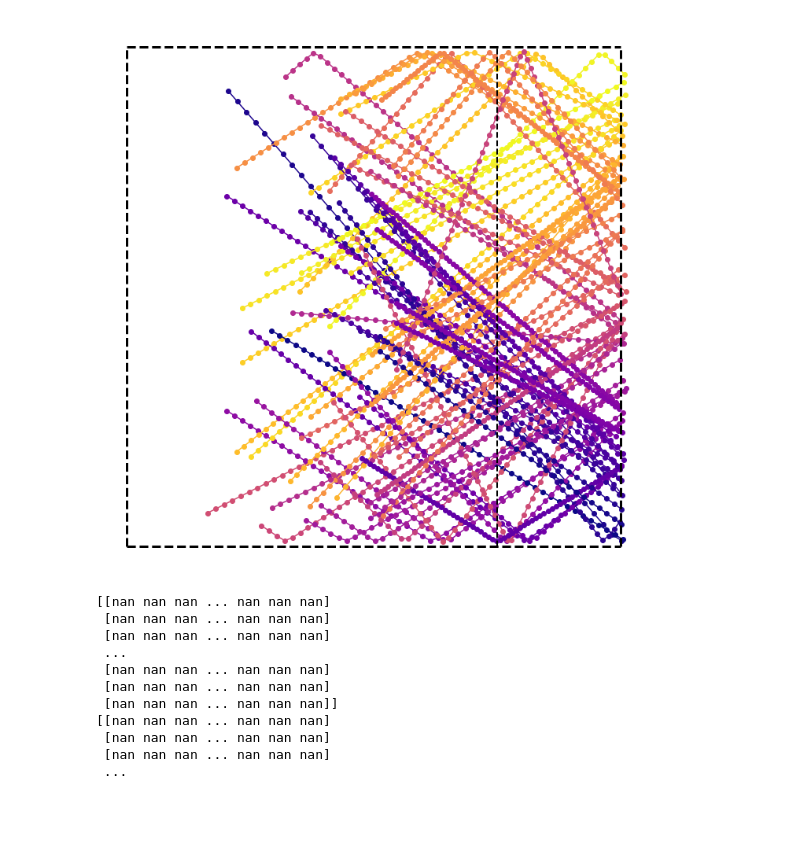
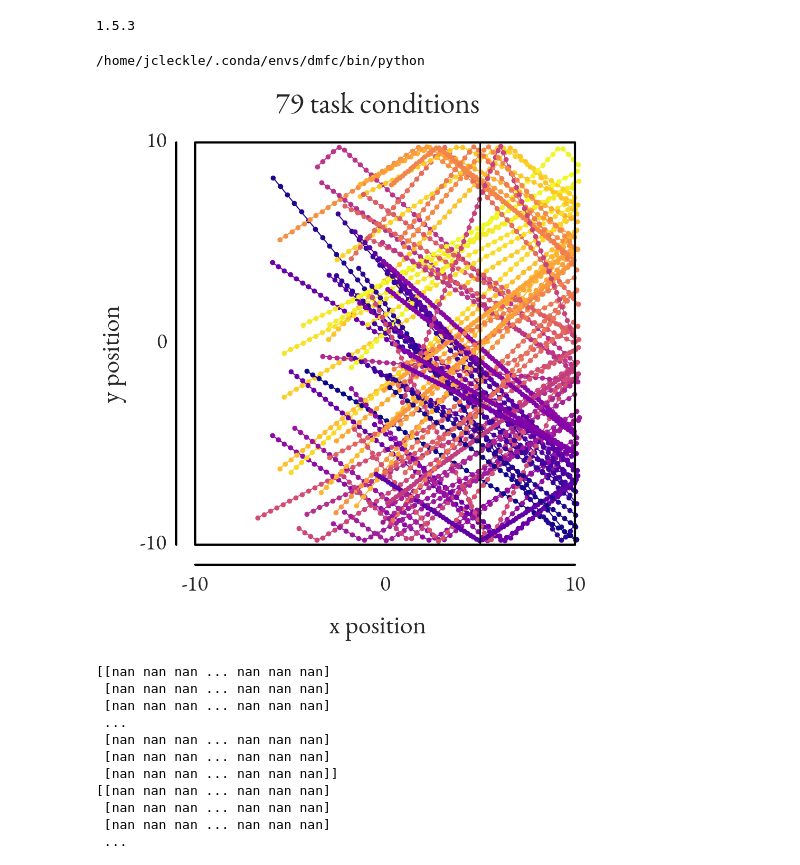
Before and after one commit to Jamyaha/DMFC-decoder-simulation, a Jupyter notebook: code/figure2b.ipynb, the cells around one changed output. Drawn from its saved outputs; the diff is of its cells as text; code cells hidden in the pictures; blank space fills up the shorter version.

```diff
--- a/code/figure2b.ipynb
+++ b/code/figure2b.ipynb
@@ -25,5 +46,16 @@ from scipy.stats import rankdata
+# %%
+import pandas as pd
+print(pd.__version__)
+# %% [output]
+1.5.3
+# %%
+import sys
+print(sys.executable)
+# %% [output]
+/home/jcleckle/.conda/envs/dmfc/bin/python
 # %%
-data = phys_data_utils.load_neural_dataset(timebinsize=50, subject_id='all_hand_dmfc', recompute_augment=True)
+data = data_utils.load_neural_dataset(timebinsize=50,subject_id='all_hand_dmfc',recompute_augment=True)
+
 data_aug = dataset_augment_utils.augment_data_structure(data)
 # %%
 def make_axis_nice(ax, offset=5):
@@ -74,29 +106,54 @@ for colorvar in ['x0', 'y0', 'n_bounce_correct', 'yf',
     cax = midrange(rankdata(data_aug['meta'][colorvar]))
     all_cols[colorvar] = plt.cm.plasma(cax)
 # %%
+font_path = 'EB_Garamond/EBGaramond-VariableFont_wght.ttf'
+eb_garamond = fm.FontProperties(fname=font_path)
+
 xfn, yfn = 'ball_pos_x_TRUE', 'ball_pos_y_TRUE'
 condition = 'occ'
 mask_fn = 'start_end_pad0'
 
 x, y = data_aug['behavioral_responses'][condition][xfn], data_aug['behavioral_responses'][condition][yfn]
 m = data_aug['masks'][condition][mask_fn]
 
 xm = phys_utils.apply_mask(x,m)
 ym = phys_utils.apply_mask(y,m)
 
-f,axes = plt.subplots(1,1,figsize=(10,10))
+f,axes = plt.subplots(1,1,figsize=(9.73,10.69))
+
 for xi in range(xm.shape[0]):
     axes.plot(xm[xi,:], ym[xi,:], '-o', color=all_cols['yf'][xi])
-axes.plot([-10, 10], [10,10], 'k--', lw=3)
-axes.plot([-10, 10], [-10,-10], 'k--', lw=3)
-axes.plot([-10, -10], [-10,10], 'k--', lw=3)
-axes.plot([10, 10], [-10,10], 'k--', lw=3)
-axes.plot([5, 5], [-10,10], 'k--', lw=2)
-plt.axis('off')
+axes.plot([-10, 10], [10,10], 'k-', lw=3)
+axes.plot([-10, 10], [-10,-10],  'k-', lw=3)
+axes.plot([-10, -10], [-10,10],  'k-', lw=3)
+axes.plot([10, 10], [-10,10], 'k-', lw=3)
+axes.plot([5, 5], [-10,10], 'k-', lw=2)
+axes.plot([-10, 10], [-11, -11], 'k-', linewidth=3)
+axes.plot([-11, -11], [-10, 10], 'k-', linewidth=3)
+
+for val in [-10, 0, 10]:
+    axes.text(val, -11.5, f'{val}', ha='center', va='top',
+              fontproperties=eb_garamond, fontsize=30)
+    axes.text(-11.5, val, f'{val}', ha='right', va='center',
+              fontproperties=eb_garamond, fontsize=30)
+
+axes.set_xlabel("x position", fontproperties=eb_garamond, fontsize=35, labelpad=40)
+axes.set_ylabel("y position", fontproperties=eb_garamond, fontsize=35, labelpad=40)
+plt.title("79 task conditions",fontproperties=eb_garamond, fontsize=40)
+
+# plt.xlabel("x position",fontproperties=eb_garamond, fontsize=35)
+# plt.ylabel("y position", fontproperties=eb_garamond, fontsize=35)
+
+axes.set_xticks([])  # hides x-axis ticks and labels
+axes.set_yticks([])
+
+for spine in axes.spines.values():
+    spine.set_visible(False) # hides y-axis ticks and labels
 plt.tight_layout()
+plt.show()
 # f.savefig('%s/summary_of_conditions_framed.pdf' % figoutpath)
 # %% [output]
-[figure, old version]
+[figure, new version]
 # %%
 np.savetxt('xm.csv',xm, fmt='%5.3f', delimiter=',', newline='\n')
 np.savetxt('ym.csv',ym, fmt='%5.3f', delimiter=',', newline='\n')
```
Also changed, not shown: parts of 6 cells of this notebook, 3 other files.
